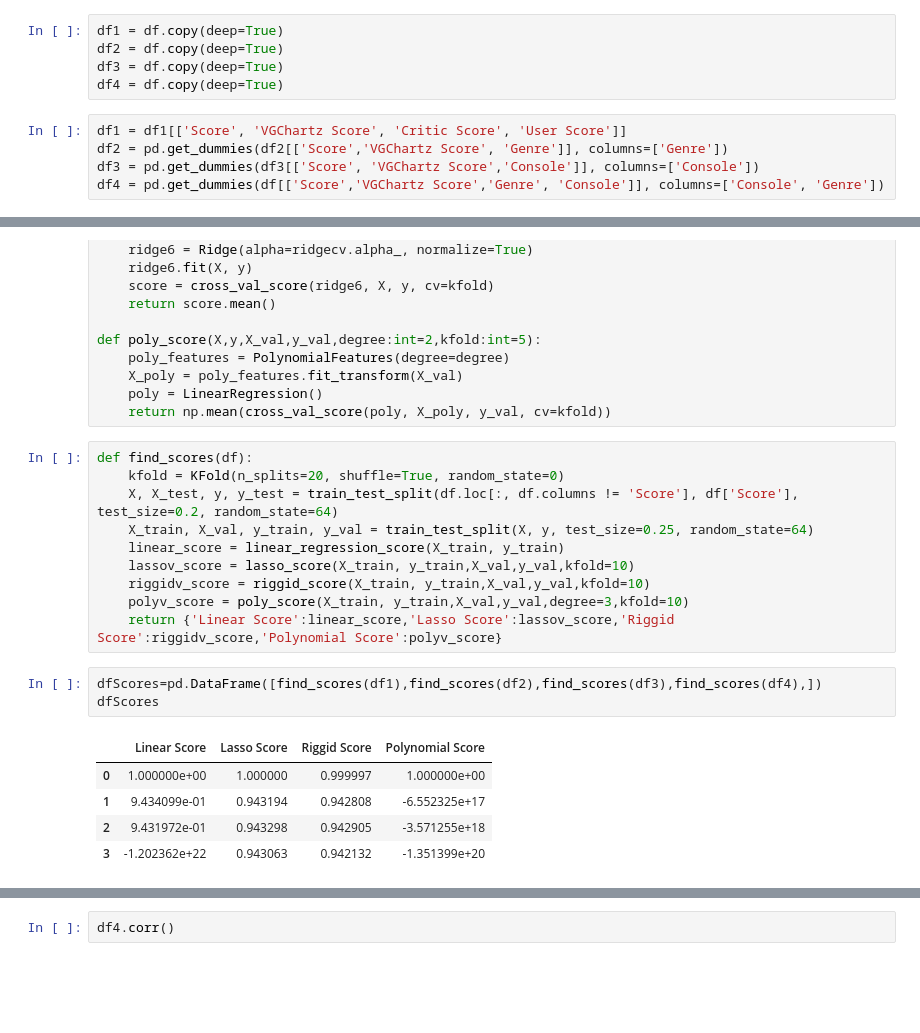
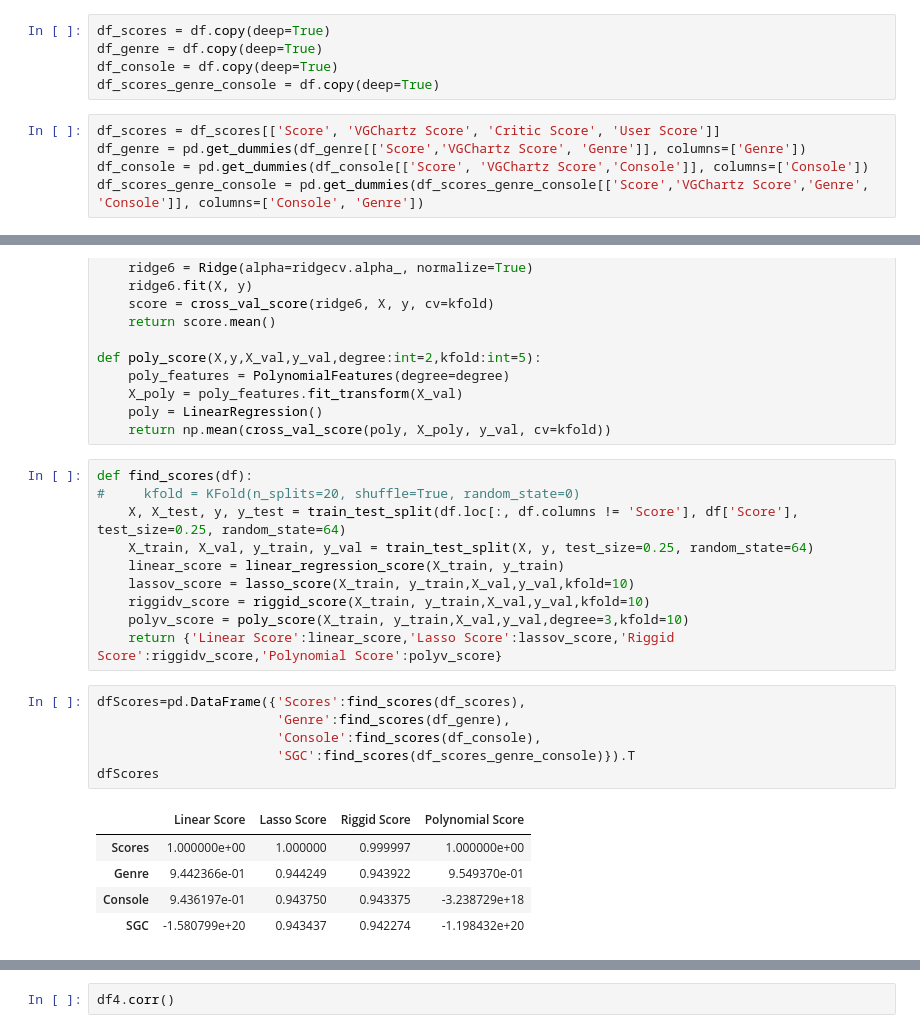
Before and after one commit to L9Sneaky/SDAIA_Regression, a Jupyter notebook: linear regression.ipynb, the cells around one changed output, grey strips where cells are left out. Cells and saved outputs as stored; diff of their text form; blank space fills up the shorter version.

```diff
--- a/linear regression.ipynb
+++ b/linear regression.ipynb
@@ -28,10 +45,10 @@ df =df.dropna(subset=['Score'])
 # %%
-df1 = df.copy(deep=True)
-df2 = df.copy(deep=True)
-df3 = df.copy(deep=True)
-df4 = df.copy(deep=True)
+df_scores = df.copy(deep=True)
+df_genre = df.copy(deep=True)
+df_console = df.copy(deep=True)
+df_scores_genre_console = df.copy(deep=True)
 # %%
-df1 = df1[['Score', 'VGChartz Score', 'Critic Score', 'User Score']]
-df2 = pd.get_dummies(df2[['Score','VGChartz Score', 'Genre']], columns=['Genre'])
-df3 = pd.get_dummies(df3[['Score', 'VGChartz Score','Console']], columns=['Console'])
-df4 = pd.get_dummies(df[['Score','VGChartz Score','Genre', 'Console']], columns=['Console', 'Genre'])
+df_scores = df_scores[['Score', 'VGChartz Score', 'Critic Score', 'User Score']]
+df_genre = pd.get_dummies(df_genre[['Score','VGChartz Score', 'Genre']], columns=['Genre'])
+df_console = pd.get_dummies(df_console[['Score', 'VGChartz Score','Console']], columns=['Console'])
+df_scores_genre_console = pd.get_dummies(df_scores_genre_console[['Score','VGChartz Score','Genre', 'Console']], columns=['Console', 'Genre'])
@@ -68,8 +136,8 @@ def poly_score(X,y,X_val,y_val,degree:int=2,kfold:int=5):
     return np.mean(cross_val_score(poly, X_poly, y_val, cv=kfold))
 # %%
 def find_scores(df):
-    kfold = KFold(n_splits=20, shuffle=True, random_state=0)
-    X, X_test, y, y_test = train_test_split(df.loc[:, df.columns != 'Score'], df['Score'], test_size=0.2, random_state=64)
+#     kfold = KFold(n_splits=20, shuffle=True, random_state=0)
+    X, X_test, y, y_test = train_test_split(df.loc[:, df.columns != 'Score'], df['Score'], test_size=0.25, random_state=64)
     X_train, X_val, y_train, y_val = train_test_split(X, y, test_size=0.25, random_state=64)
     linear_score = linear_regression_score(X_train, y_train)
     lassov_score = lasso_score(X_train, y_train,X_val,y_val,kfold=10)
@@ -77,11 +145,14 @@ def find_scores(df):
     polyv_score = poly_score(X_train, y_train,X_val,y_val,degree=3,kfold=10)
     return {'Linear Score':linear_score,'Lasso Score':lassov_score,'Riggid Score':riggidv_score,'Polynomial Score':polyv_score}
 # %%
-dfScores=pd.DataFrame([find_scores(df1),find_scores(df2),find_scores(df3),find_scores(df4),])
+dfScores=pd.DataFrame({'Scores':find_scores(df_scores),
+                       'Genre':find_scores(df_genre),
+                       'Console':find_scores(df_console),
+                       'SGC':find_scores(df_scores_genre_console)}).T
 dfScores
 # %% [output]
 |  | Linear Score | Lasso Score | Riggid Score | Polynomial Score |
-| 0 | 1.000000e+00 | 1.000000 | 0.999997 | 1.000000e+00 |
-| 1 | 9.434099e-01 | 0.943194 | 0.942808 | -6.552325e+17 |
-| 2 | 9.431972e-01 | 0.943298 | 0.942905 | -3.571255e+18 |
-| 3 | -1.202362e+22 | 0.943063 | 0.942132 | -1.351399e+20 |
+| Scores | 1.000000e+00 | 1.000000 | 0.999997 | 1.000000e+00 |
+| Genre | 9.442366e-01 | 0.944249 | 0.943922 | 9.549370e-01 |
+| Console | 9.436197e-01 | 0.943750 | 0.943375 | -3.238729e+18 |
+| SGC | -1.580799e+20 | 0.943437 | 0.942274 | -1.198432e+20 |
```
Also changed, not shown: parts of 17 cells of this notebook.
